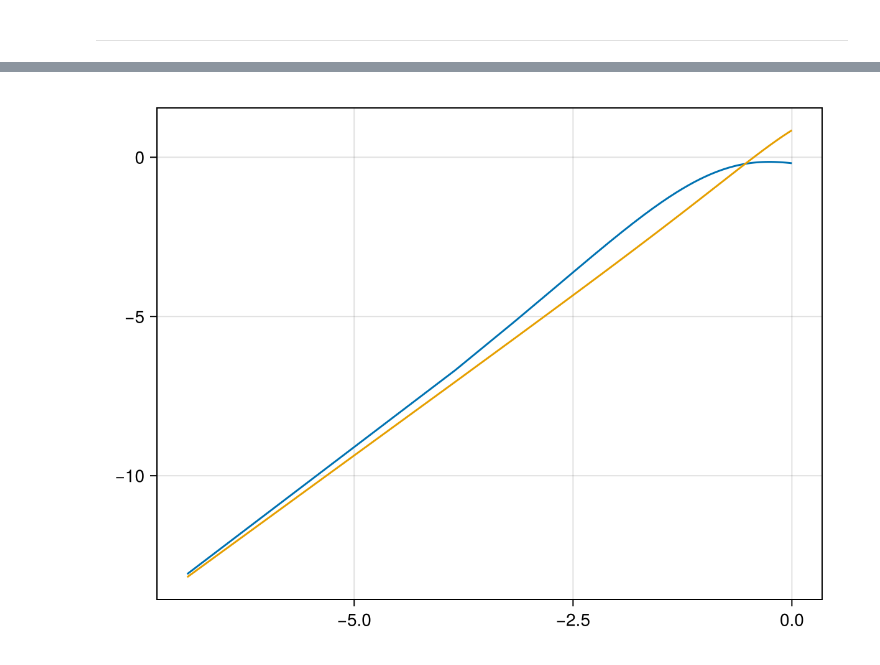
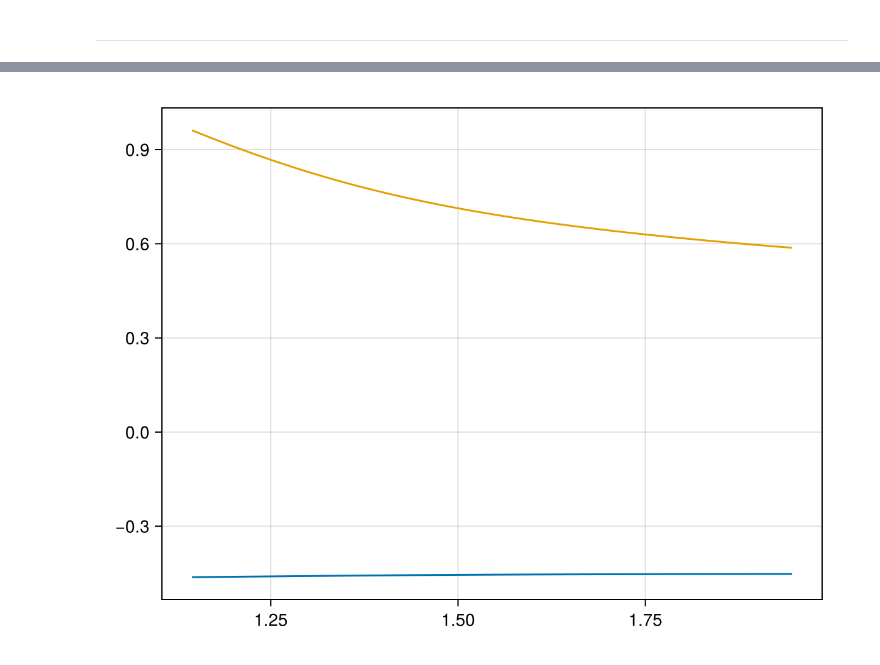
Before and after one commit to rodpcastro/WaveGreen2D.jl, a Jupyter notebook: notebooks/chebdomains02.ipynb, the cells around one changed output, grey strips where cells are left out. Drawn from its saved outputs; the diff is of its cells as text; code cells hidden in the pictures.

```diff
--- a/notebooks/chebdomains02.ipynb
+++ b/notebooks/chebdomains02.ipynb
@@ -129,11 +129,15 @@ function generate_coefficients(L, n, lb, ub; tol=eps())
     return c.coefs
 end;
 # %%
-Hmin = 1e-3  # Might change this to 1e-2 depending on the results of L₂
-Hmax = 3.15  # H > π is the infinite depth case
+Hmin = 1e-2
+Hmed = 1.64
+Hmax = π  # H > π is the infinite depth case
+Hmax2 = 7.0  # Just for study purposes
 
 Cmin = log(Hmin)
+Cmed = log(Hmed)
 Cmax = log(Hmax)
+Cmax2 = log(Hmax2)
 
 println(L₁H([0.0, 0.0, Hmin]))
 println(L₁C([0.0, 0.0, Cmin]))
@@ -267,13 +447,22 @@ fig
 # %%
-cvals = log.(hvals)
+# cvals = collect(LinRange(Cmin, Cmed1, 50))
+# cvals = collect(LinRange(Cmed1, Cmed2, 50))
+# cvals = collect(LinRange(Cmed2, Cmax, 50))
+cvals = collect(LinRange(Cmax, Cmax2, 50))
+
+x1 = [[0.0, 0.0, c] for c in cvals]
+x2 = [[0.5, 2.0, c] for c in cvals]
+
+l_x1 = L₂C.(x1)
+l_x2 = L₂C.(x2)
 
 fig = Figure()
 ax = Axis(fig[1, 1])
 lines!(ax, cvals, l_x1)
 lines!(ax, cvals, l_x2)
 fig
 # %% [output]
-[figure, old version]
+[figure, new version]
 # %%
 # The domains of L₁(A, B, C) and L₂(A, B, C) are split in three parts along the dimension C, where C = log₁₀H.
 # The split was adjusted to make the number of coefficients in each domain approximately the same.
```
Also changed, not shown: parts of 22 cells of this notebook.
